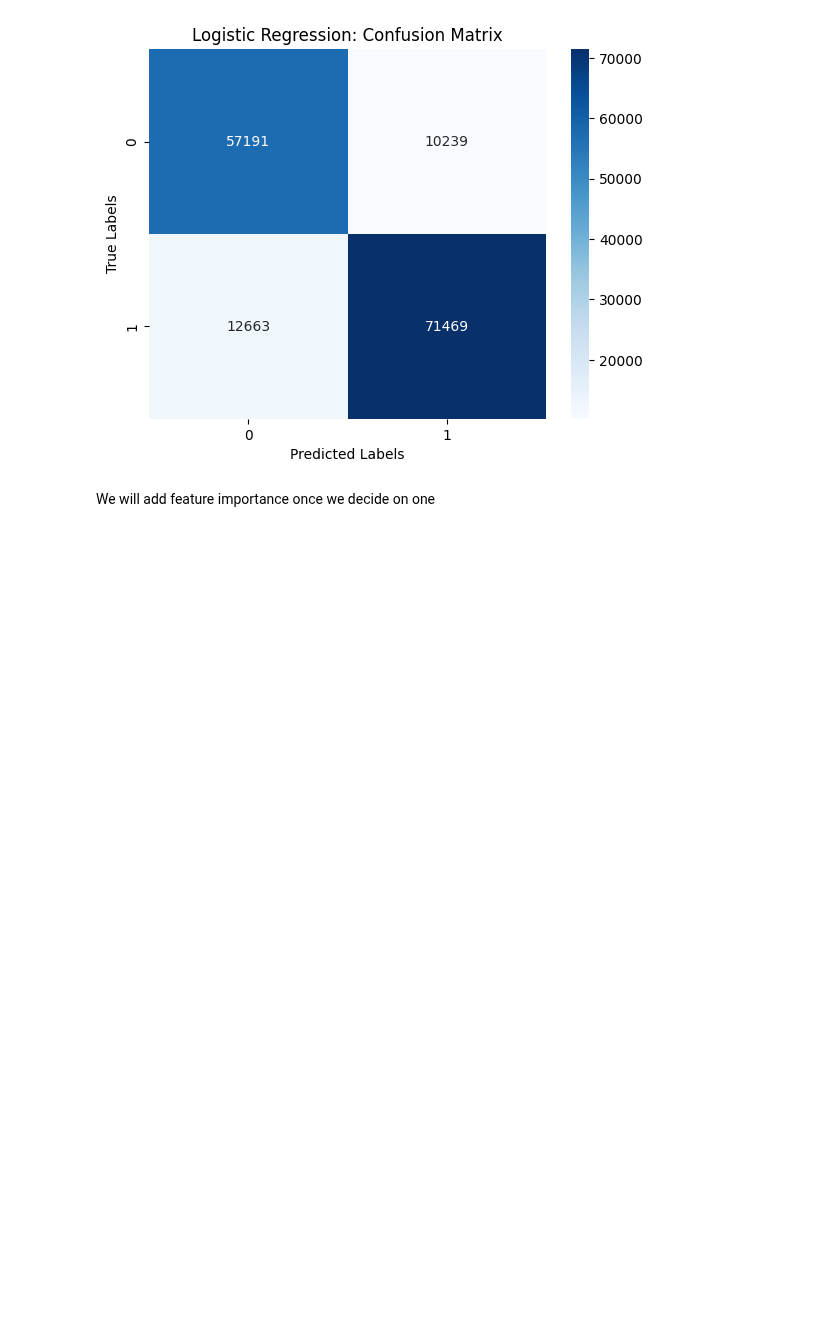
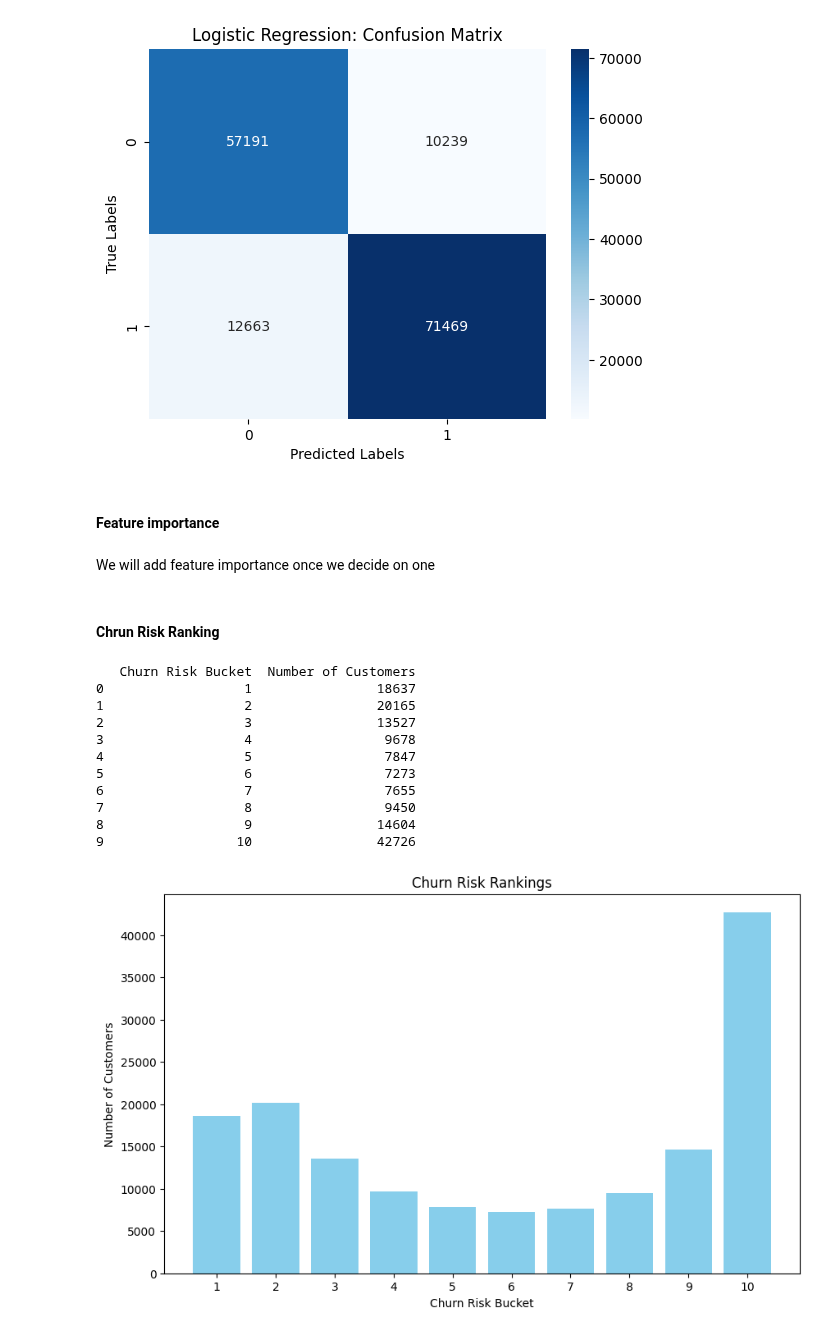
Before and after one commit to Johannes3001/AppliedML_Assign.01, a Jupyter notebook: FinalCodes.ipynb, the cells around one changed output. Cells and saved outputs as stored; diff of their text form; code cells hidden in the pictures; blank space fills up the shorter version.

Commit message:
Churn Risk

```diff
--- a/FinalCodes.ipynb
+++ b/FinalCodes.ipynb
@@ -311,5 +311,56 @@ weighted avg       0.85      0.85      0.85    151562
 
  Confusion Matrix:
 [figure]
+# %% [markdown]
+#### Feature importance
 # %% [markdown]
 We will add feature importance once we decide on one
+# %% [markdown]
+#### Chrun Risk Ranking
+# %%
+# Predicted probabilities
+pred_prob = lr.predict_proba(X_test)[:, 1]
+
+# Define churn risk boundaries
+boundaries = np.linspace(0,1,num=11) # 10 groups
+
+# Assigning customers to churn risk groups
+churn_risk_groups = np.digitize(pred_prob, boundaries)
+X_test['Churn Risk'] = churn_risk_groups
+# %%
+# Creating a Dataframe to store rankings
+churn_risk_df = pd.DataFrame({'CustomerID': X_test.index, 'Churn Risk': churn_risk_groups})
+
+# Count the number of customers in each bucket
+group_counts = churn_risk_df['Churn Risk'].value_counts().sort_index()
+
+# Create a table to display churn risk rankings
+churn_risk_table = pd.DataFrame({'Churn Risk Bucket': group_counts.index, 'Number of Customers': group_counts.values})
+
+# Sort the table by churn risk bucket
+churn_risk_table = churn_risk_table.sort_values(by='Churn Risk Bucket')
+
+# Display the churn risk table
+print(churn_risk_table)
+
+# Create a bar chart to visualize churn risk rankings
+plt.figure(figsize=(10, 6))
+plt.bar(churn_risk_table['Churn Risk Bucket'], churn_risk_table['Number of Customers'], color='skyblue')
+plt.xlabel('Churn Risk Bucket')
+plt.ylabel('Number of Customers')
+plt.title('Churn Risk Rankings')
+plt.xticks(churn_risk_table['Churn Risk Bucket'])
+plt.show()
+# %% [output]
+   Churn Risk Bucket  Number of Customers
+0                  1                18637
+1                  2                20165
+2                  3                13527
+3                  4                 9678
+4                  5                 7847
+5                  6                 7273
+6                  7                 7655
+7                  8                 9450
+8                  9                14604
+9                 10                42726
+[figure, added]
```
Also changed, not shown: parts of 1 cell of this notebook.
